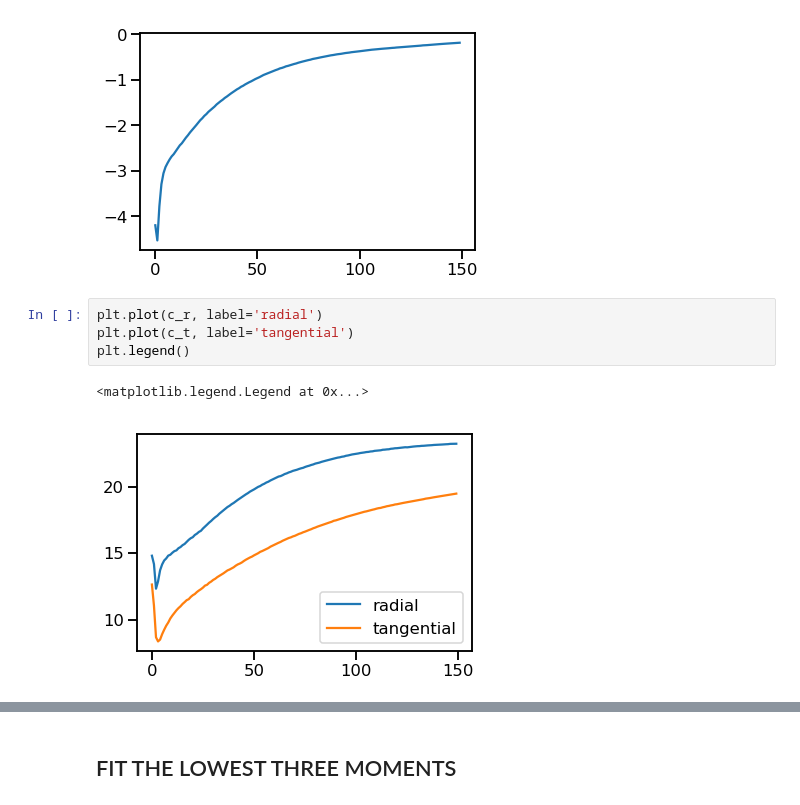
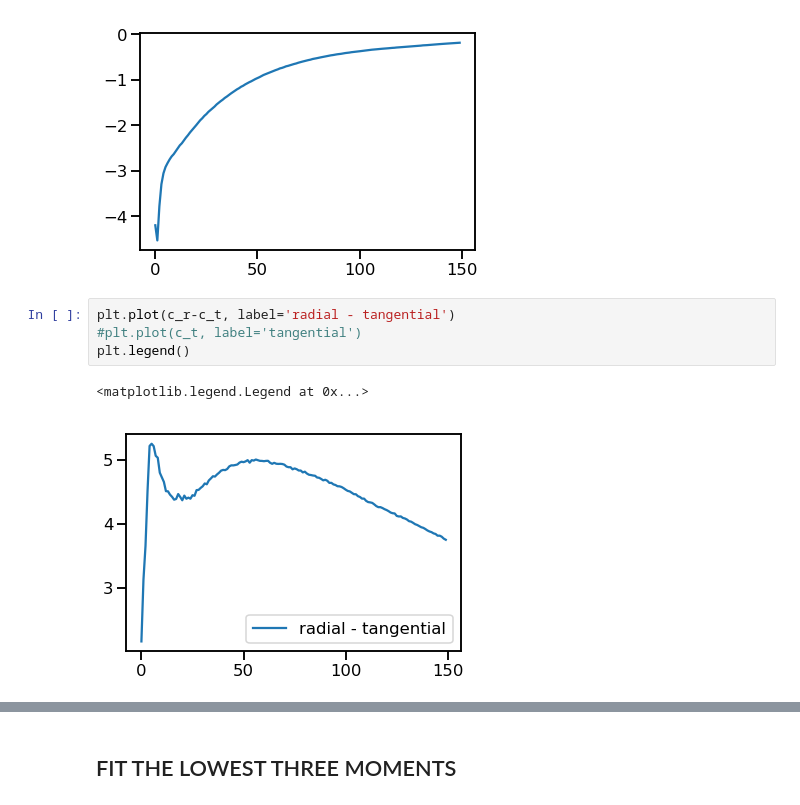
Before and after one commit to florpi/CentralStreamingModel, a Jupyter notebook: dimred/taylor_expansion.ipynb, the cells around one changed output, grey strips where cells are left out. Saved outputs shown, nothing was run; the diff lists cells and outputs as text.

```diff
--- a/dimred/taylor_expansion.ipynb
+++ b/dimred/taylor_expansion.ipynb
@@ -46,9 +48,9 @@ plt.plot(m_r, label='radial')
 [<matplotlib.lines.Line2D at 0x...>]
 [figure]
 # %%
-plt.plot(c_r, label='radial')
-plt.plot(c_t, label='tangential')
+plt.plot(c_r-c_t, label='radial - tangential')
+#plt.plot(c_t, label='tangential')
 plt.legend()
 # %% [output]
 <matplotlib.legend.Legend at 0x...>
-[figure, old version]
+[figure, new version]
```
Also changed, not shown: parts of 7 cells of this notebook, 10 other files.
